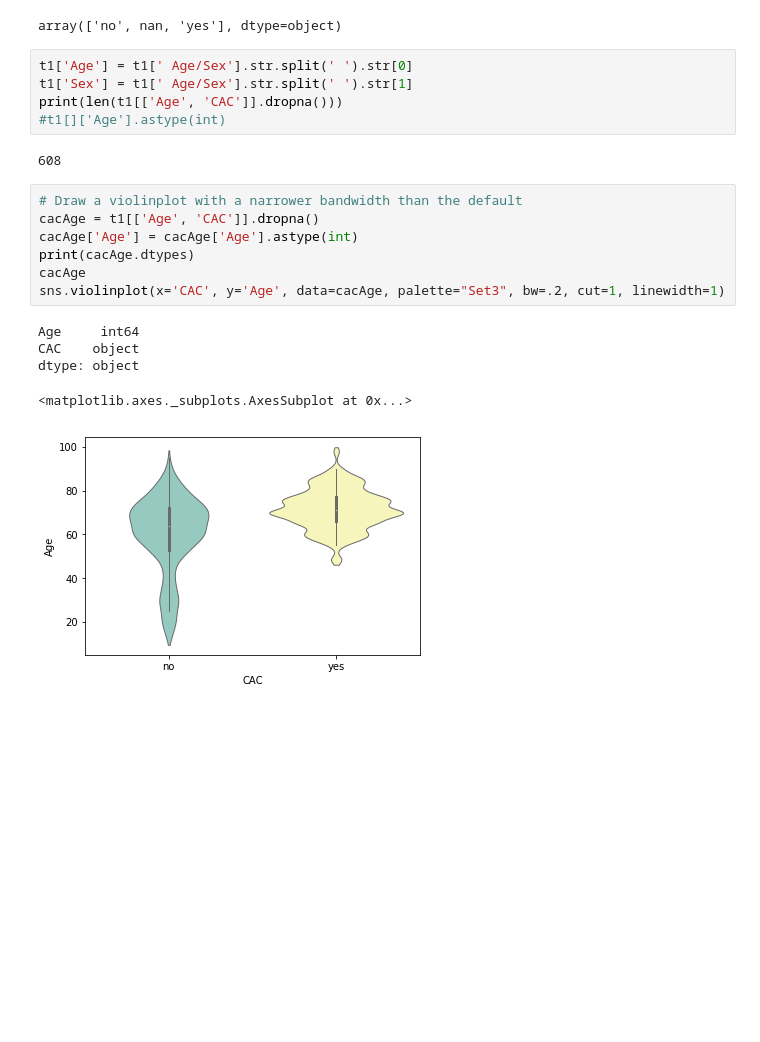
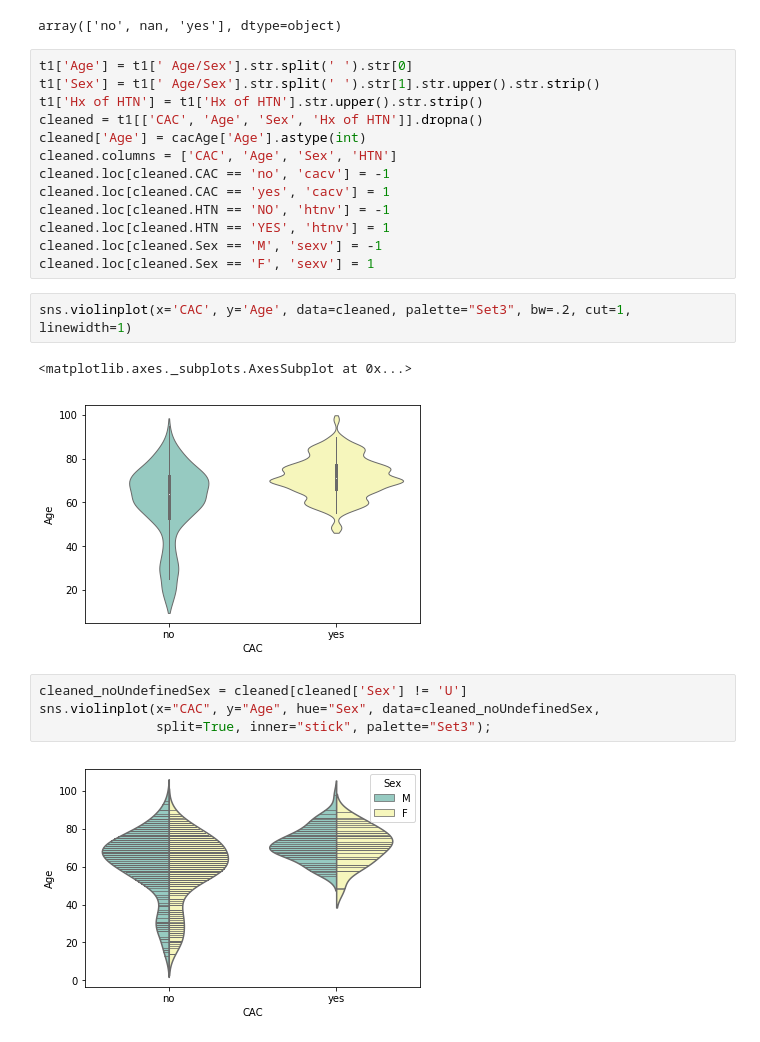
Before and after one commit to fataltes/quickNBs, a Jupyter notebook: Mina-s-dataset.ipynb, the cells around one changed output. Drawn from its saved outputs; the diff is of its cells as text; blank space fills up the shorter version.

```diff
--- a/Mina-s-dataset.ipynb
+++ b/Mina-s-dataset.ipynb
@@ -22,23 +23,27 @@ t1['CAC'] = t1['Presence of CAC'].str.lower().str.strip()
 t1['CAC'].unique()
 # %% [output]
 array(['no', nan, 'yes'], dtype=object)
-# %%
-t1['Age'] = t1[' Age/Sex'].str.split(' ').str[0]
-t1['Sex'] = t1[' Age/Sex'].str.split(' ').str[1]
-print(len(t1[['Age', 'CAC']].dropna()))
-#t1[]['Age'].astype(int)
-# %% [output]
-608
+# %%
+t1['Age'] = t1[' Age/Sex'].str.split(' ').str[0]
+t1['Sex'] = t1[' Age/Sex'].str.split(' ').str[1].str.upper().str.strip()
+t1['Hx of HTN'] = t1['Hx of HTN'].str.upper().str.strip()
+cleaned = t1[['CAC', 'Age', 'Sex', 'Hx of HTN']].dropna()
+cleaned['Age'] = cacAge['Age'].astype(int)
+cleaned.columns = ['CAC', 'Age', 'Sex', 'HTN']
+cleaned.loc[cleaned.CAC == 'no', 'cacv'] = -1
+cleaned.loc[cleaned.CAC == 'yes', 'cacv'] = 1
+cleaned.loc[cleaned.HTN == 'NO', 'htnv'] = -1
+cleaned.loc[cleaned.HTN == 'YES', 'htnv'] = 1
+cleaned.loc[cleaned.Sex == 'M', 'sexv'] = -1
+cleaned.loc[cleaned.Sex == 'F', 'sexv'] = 1
 # %%
-# Draw a violinplot with a narrower bandwidth than the default
-cacAge = t1[['Age', 'CAC']].dropna()
-cacAge['Age'] = cacAge['Age'].astype(int)
-print(cacAge.dtypes)
-cacAge
-sns.violinplot(x='CAC', y='Age', data=cacAge, palette="Set3", bw=.2, cut=1, linewidth=1)
+sns.violinplot(x='CAC', y='Age', data=cleaned, palette="Set3", bw=.2, cut=1, linewidth=1)
 # %% [output]
-Age     int64
-CAC    object
-dtype: object
+<matplotlib.axes._subplots.AxesSubplot at 0x...>
-<matplotlib.axes._subplots.AxesSubplot at 0x...>
 [figure]
+# %%
+cleaned_noUndefinedSex = cleaned[cleaned['Sex'] != 'U']
+sns.violinplot(x="CAC", y="Age", hue="Sex", data=cleaned_noUndefinedSex,
+               split=True, inner="stick", palette="Set3");
+# %% [output]
+[figure, added]
```
Also changed, not shown: parts of 7 cells of this notebook.
